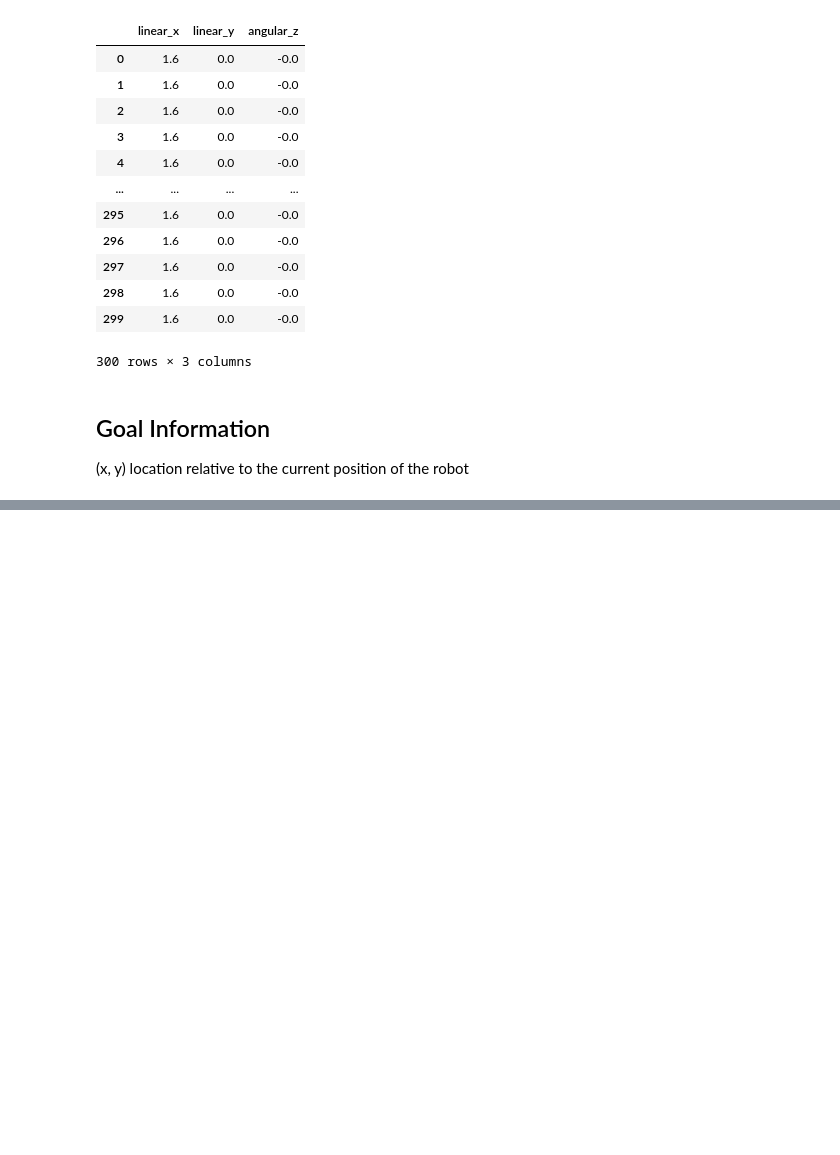
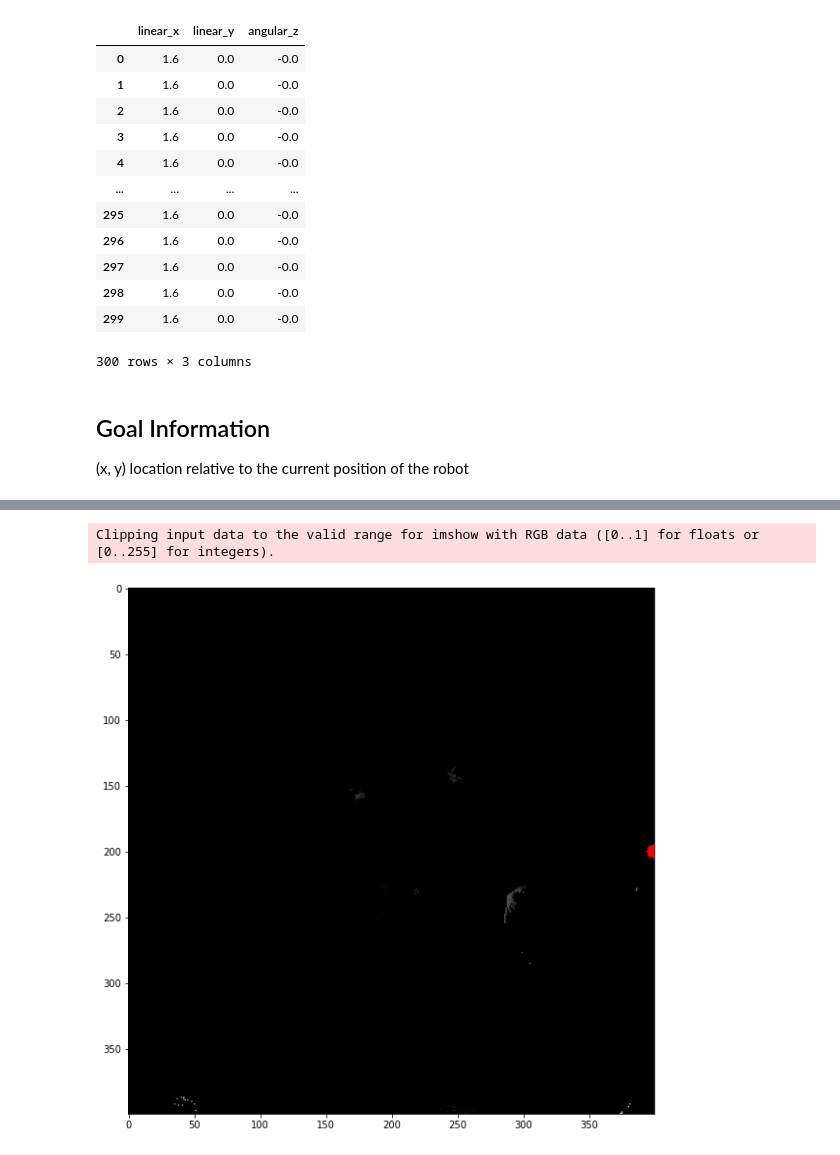
Before and after one commit to abhinavchadaga/clip_social_nav, a Jupyter notebook: scripts/data_visualization.ipynb, the cells around one changed output, grey strips where cells are left out. Cells and saved outputs as stored; diff of their text form; code cells hidden in the pictures; blank space fills up the shorter version.

```diff
--- a/scripts/data_visualization.ipynb
+++ b/scripts/data_visualization.ipynb
@@ -144,0 +119,10 @@ x: -9.16, y: -3.61
+# %%
+import numpy as np
+
+data = pickle.load(open('../data/2021-11-15-15-06-15_final.pkl', 'rb'), encoding='latin1')
+lidar_frame_w_goal = utils.visualize_goal(lidar_frame=lidar_stack[-1], goal=goal)
+plt.figure(figsize=(10, 10))
+plt.imshow(lidar_frame_w_goal);
+# %% [output]
+Clipping input data to the valid range for imshow with RGB data ([0..1] for floats or [0..255] for integers).
+[figure, added]
```
Also changed, not shown: parts of 10 cells of this notebook, 5 other files.
